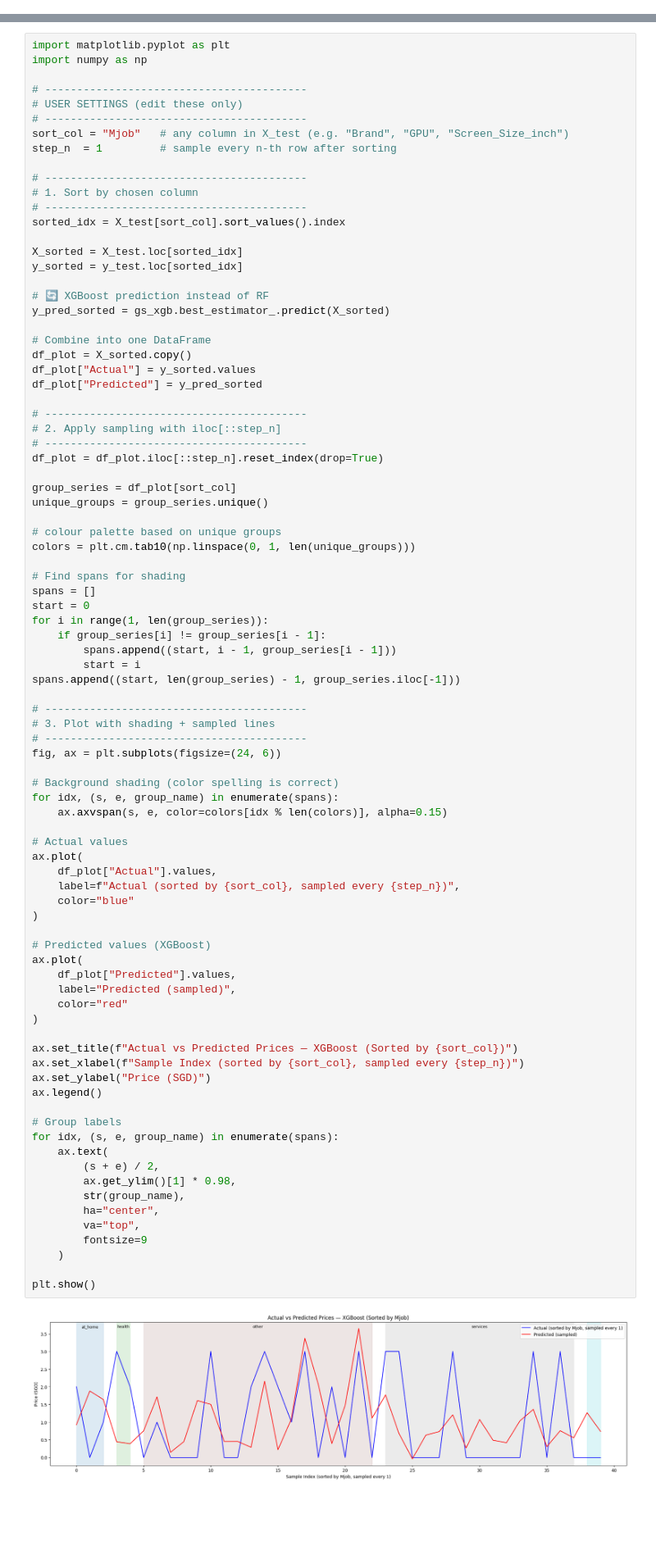
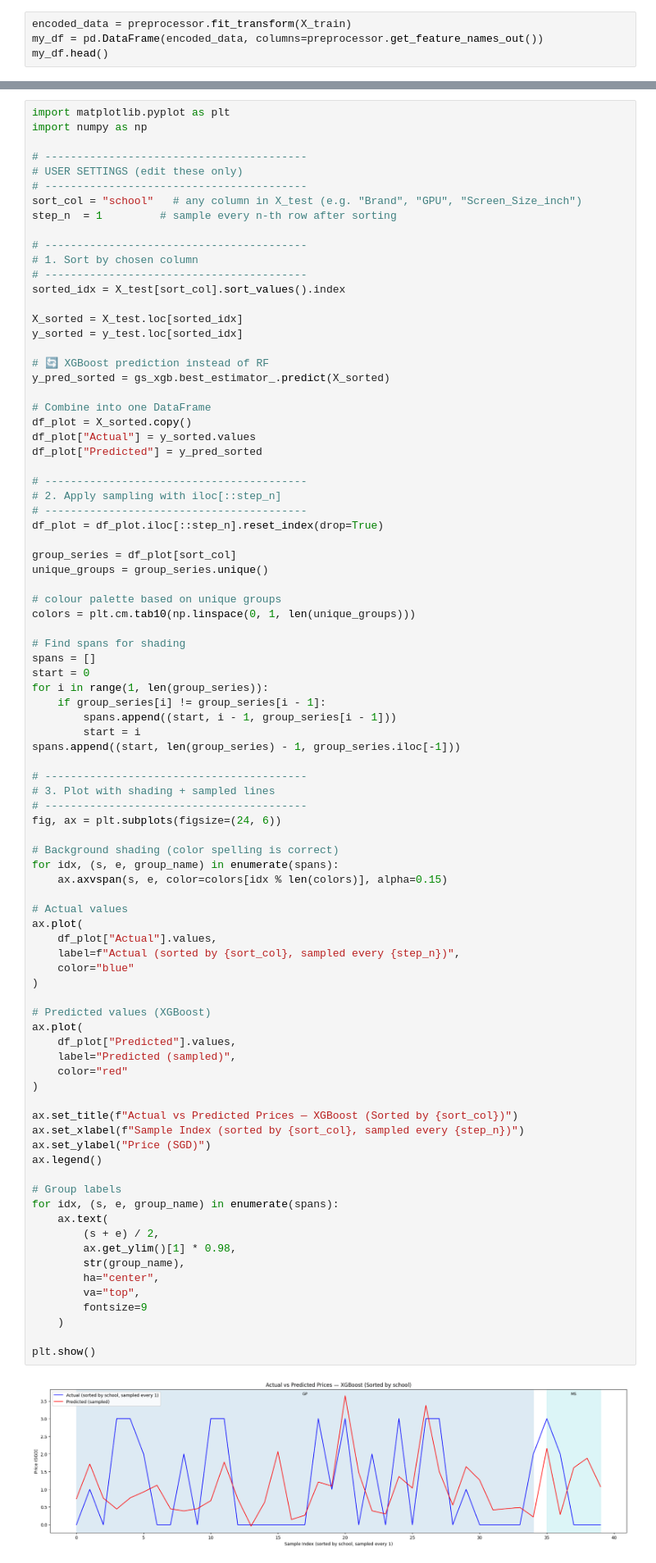
Before and after one commit to starscream1114-source/ADALL_github, a Jupyter notebook: Copy_of_ADALL_Practical_Test_Revision_Regression_v2.ipynb, the cells around one changed output, grey strips where cells are left out. Shown at 82% size. Drawn from its saved outputs; the diff is of its cells as text; blank space fills up the shorter version.

```diff
--- a/Copy_of_ADALL_Practical_Test_Revision_Regression_v2.ipynb
+++ b/Copy_of_ADALL_Practical_Test_Revision_Regression_v2.ipynb
@@ -1299,0 +1314,4 @@ num_features[:10], cat_features[:10]
+# %%
+encoded_data = preprocessor.fit_transform(X_train)
+my_df = pd.DataFrame(encoded_data, columns=preprocessor.get_feature_names_out())
+my_df.head()
@@ -1626,7 +1662,7 @@ import numpy as np
 # -----------------------------------------
 # USER SETTINGS (edit these only)
 # -----------------------------------------
-sort_col = "Mjob"   # any column in X_test (e.g. "Brand", "GPU", "Screen_Size_inch")
+sort_col = "school"   # any column in X_test (e.g. "Brand", "GPU", "Screen_Size_inch")
 step_n  = 1         # sample every n-th row after sorting
 
 # -----------------------------------------
@@ -1679,34 +1715,34 @@ ax.plot(
     df_plot["Actual"].values,
     label=f"Actual (sorted by {sort_col}, sampled every {step_n})",
     color="blue"
 )
 
 # Predicted values (XGBoost)
 ax.plot(
     df_plot["Predicted"].values,
     label="Predicted (sampled)",
     color="red"
 )
 
 ax.set_title(f"Actual vs Predicted Prices — XGBoost (Sorted by {sort_col})")
 ax.set_xlabel(f"Sample Index (sorted by {sort_col}, sampled every {step_n})")
 ax.set_ylabel("Price (SGD)")
 ax.legend()
 
 # Group labels
 for idx, (s, e, group_name) in enumerate(spans):
     ax.text(
         (s + e) / 2,
         ax.get_ylim()[1] * 0.98,
         str(group_name),
         ha="center",
         va="top",
         fontsize=9
     )
 
 plt.show()
 # %% [output]
-[figure, old version]
+[figure, new version]
 # %%
 import numpy as np
 import matplotlib.pyplot as plt
```
Also changed, not shown: parts of 16 cells of this notebook.
